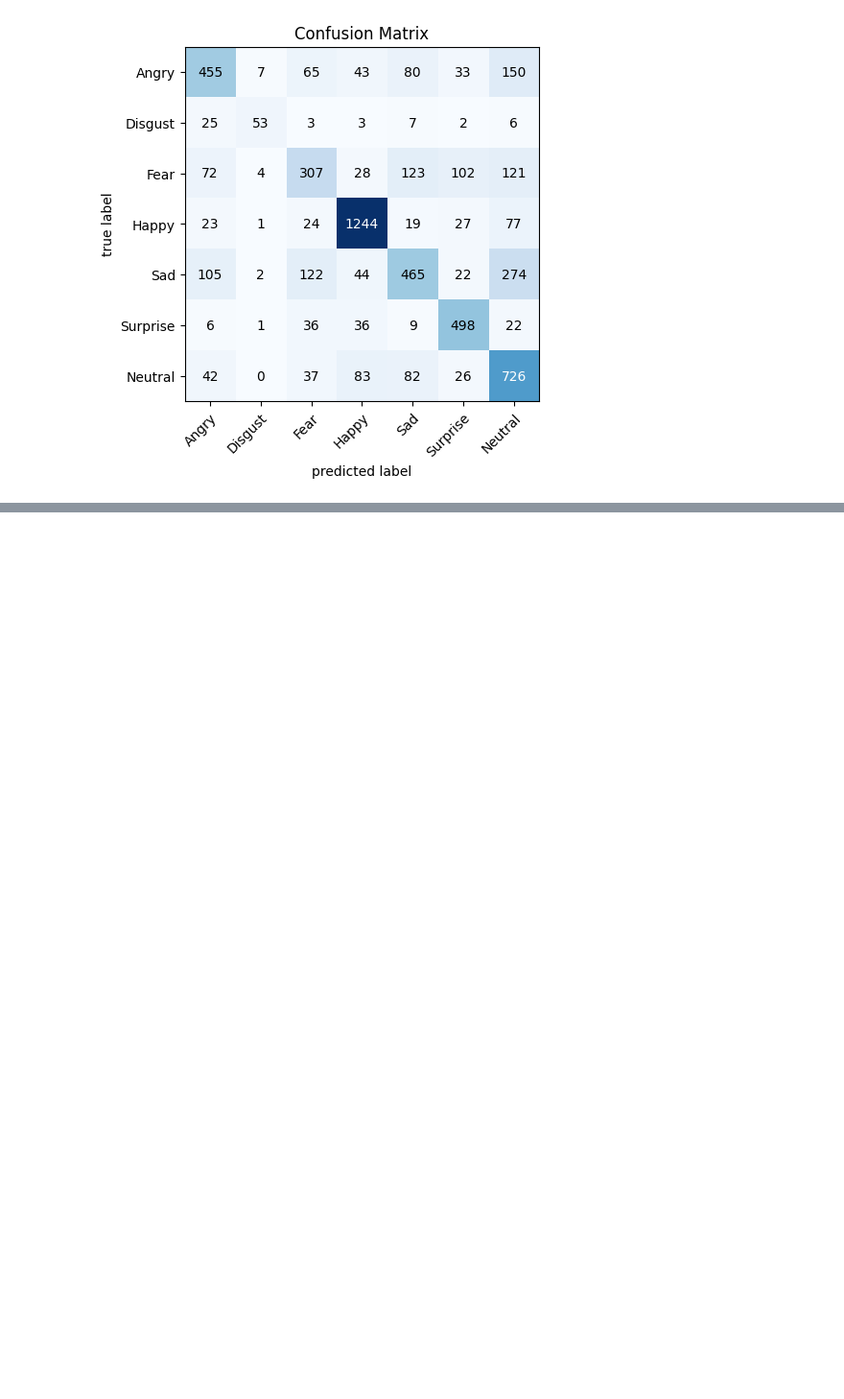
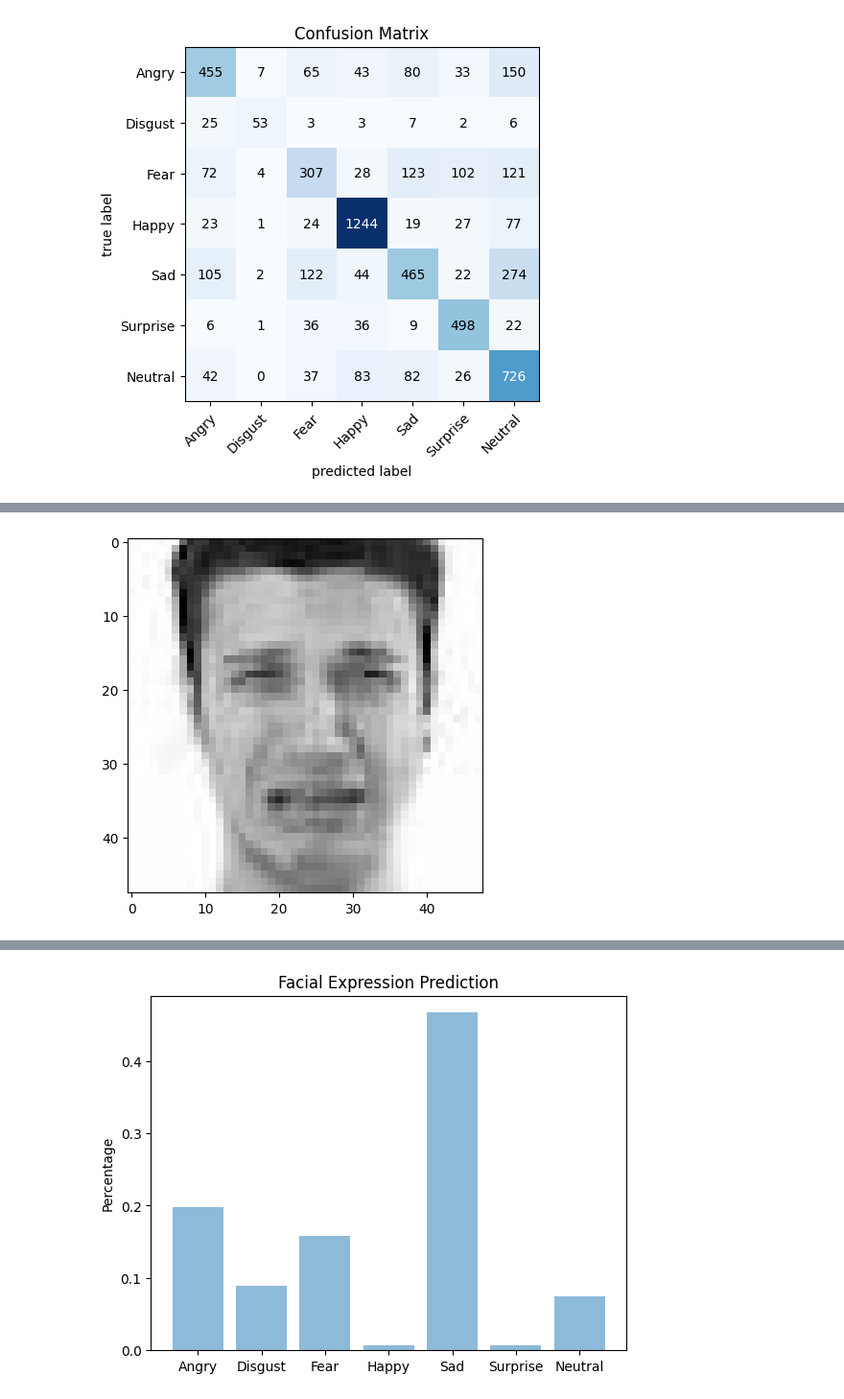
Before and after one commit to nishamghimire5/AGE-GENDER-EMOTION-DECTION, a Jupyter notebook: emotion.ipynb, the cells around one changed output, grey strips where cells are left out. Shown at 96% size. Cells and saved outputs as stored; diff of their text form; code cells hidden in the pictures; blank space fills up the shorter version.

```diff
--- a/emotion.ipynb
+++ b/emotion.ipynb
@@ -470,0 +516,5 @@ plt.show()
+# %%
+# Sad
+predict_facial_expression('sad.jpg')
+# %% [output]
+[figure, added]
@@ -470,0 +522 @@ plt.show()
+[figure, added]
```
Also changed, not shown: parts of 6 cells of this notebook.
